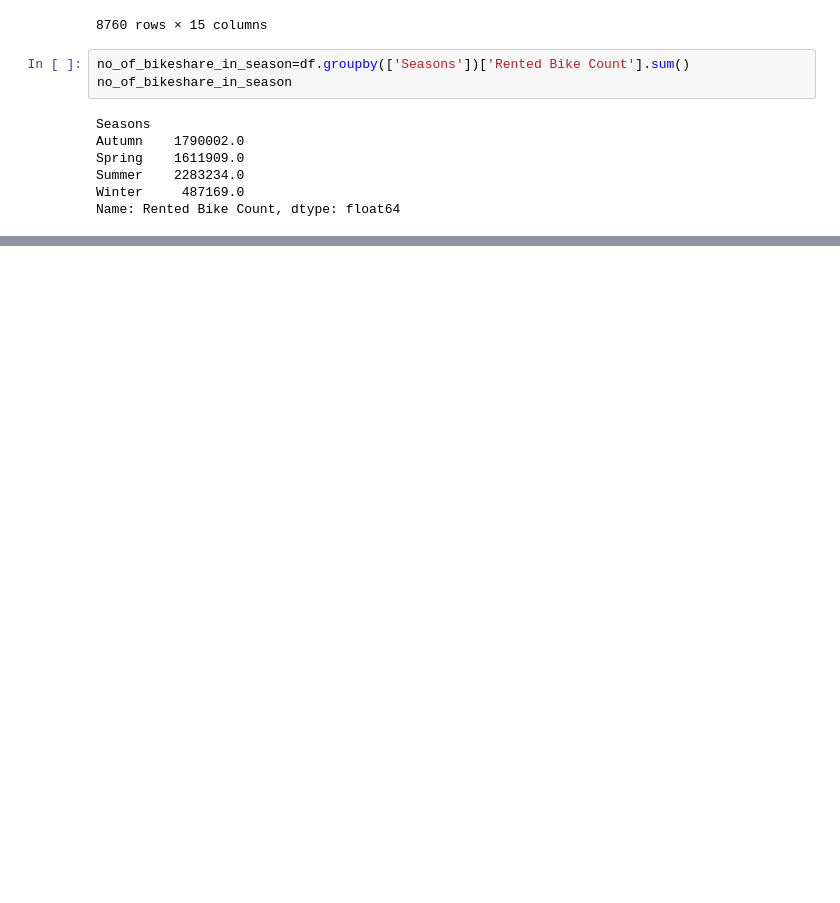
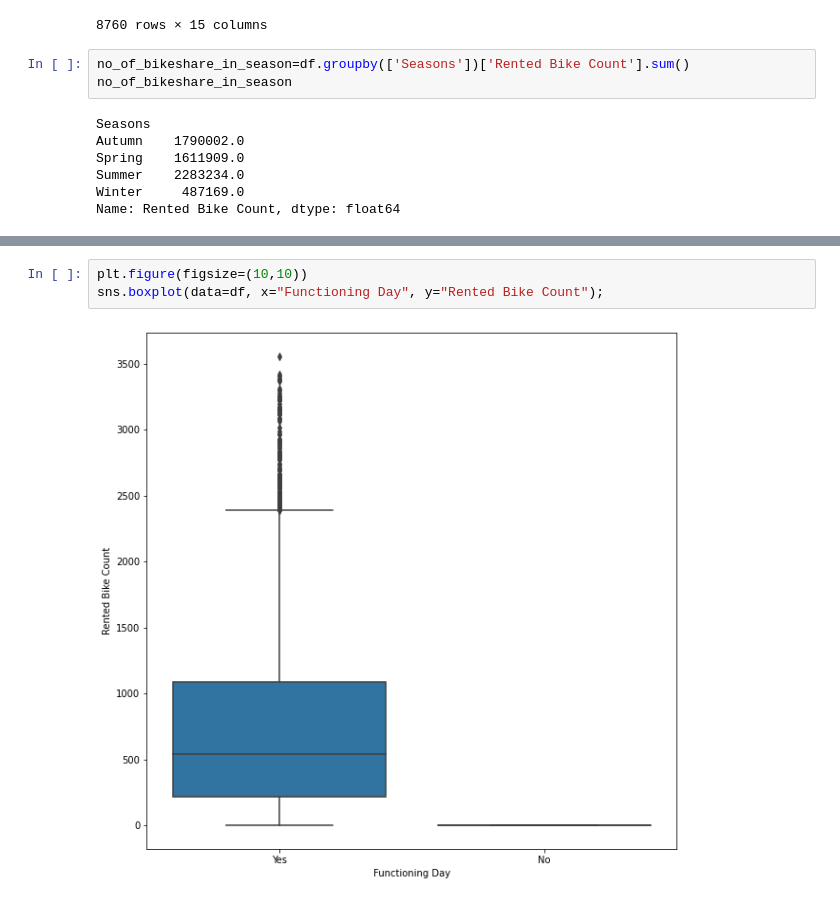
Before and after one commit to aloksingh43/Bike_sharing_demand_prediction, a Jupyter notebook: Bike_sharing_demand_prediction.ipynb, the cells around one changed output, grey strips where cells are left out. Cells and saved outputs as stored; diff of their text form; blank space fills up the shorter version.

```diff
--- a/Bike_sharing_demand_prediction.ipynb
+++ b/Bike_sharing_demand_prediction.ipynb
@@ -240,0 +250,5 @@ Name: Rented Bike Count, dtype: float64
+# %%
+plt.figure(figsize=(10,10))
+sns.boxplot(data=df, x="Functioning Day", y="Rented Bike Count");
+# %% [output]
+[figure, added]
```
Also changed, not shown: parts of 4 cells of this notebook.
